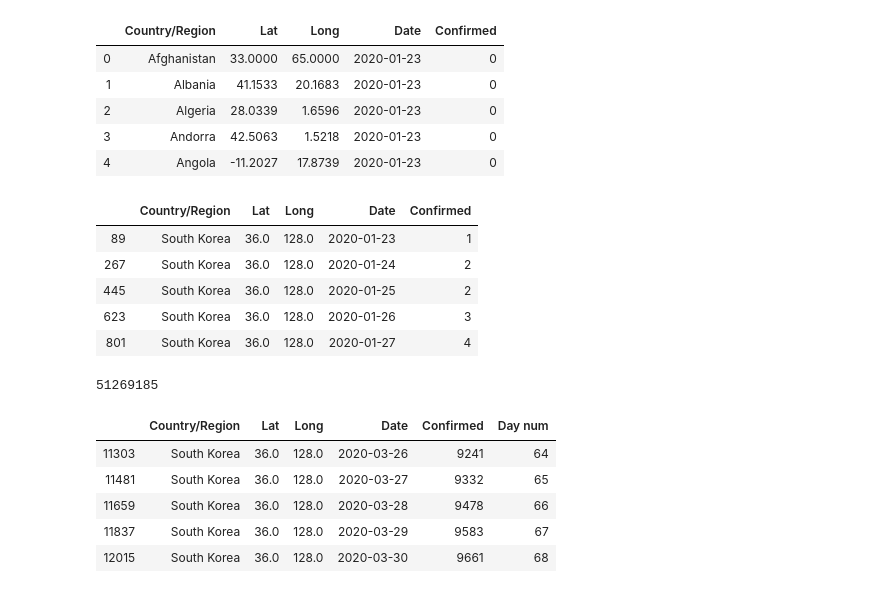
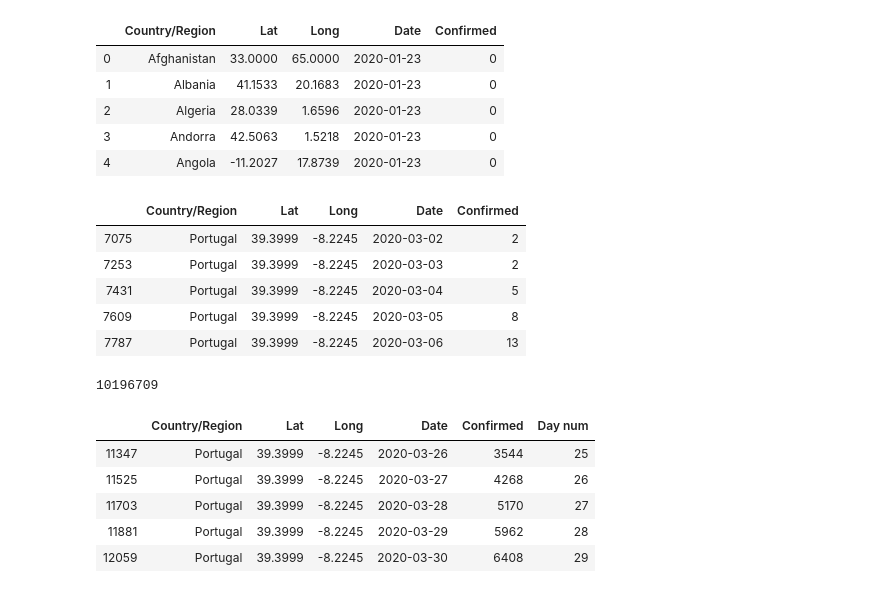
Before and after one commit to Aveek-Saha/CovidAnalysis, a Jupyter notebook: Epidemiology_modeling .ipynb, the cells around one changed output. Cells and saved outputs as stored; diff of their text form; code cells hidden in the pictures.

```diff
--- a/Epidemiology_modeling .ipynb
+++ b/Epidemiology_modeling .ipynb
@@ -575,30 +582,32 @@ country ='South Korea'
+# %%
+country ='Portugal'
 # %%
 temp = df_c[df_c['Country/Region'] == country]
-temp = temp[temp['Confirmed'] > 0]
+temp = temp[temp['Confirmed'] > 0].fillna(0)
 # temp = temp[temp['Confirmed'] > 0].diff().fillna(0)
 temp.head()
 # %% [output]
 |  | Country/Region | Lat | Long | Date | Confirmed |
-| 89 | South Korea | 36.0 | 128.0 | 2020-01-23 | 1 |
-| 267 | South Korea | 36.0 | 128.0 | 2020-01-24 | 2 |
-| 445 | South Korea | 36.0 | 128.0 | 2020-01-25 | 2 |
-| 623 | South Korea | 36.0 | 128.0 | 2020-01-26 | 3 |
-| 801 | South Korea | 36.0 | 128.0 | 2020-01-27 | 4 |
+| 7075 | Portugal | 39.3999 | -8.2245 | 2020-03-02 | 2 |
+| 7253 | Portugal | 39.3999 | -8.2245 | 2020-03-03 | 2 |
+| 7431 | Portugal | 39.3999 | -8.2245 | 2020-03-04 | 5 |
+| 7609 | Portugal | 39.3999 | -8.2245 | 2020-03-05 | 8 |
+| 7787 | Portugal | 39.3999 | -8.2245 | 2020-03-06 | 13 |
 # %%
 N = int(pop[pop['Country/Region'] == country]['Population'])
 N
 # %% [output]
-51269185
+10196709
 # %%
 temp['Day num'] = np.arange(1, len(temp)+1)
 temp.tail()
 # %% [output]
 |  | Country/Region | Lat | Long | Date | Confirmed | Day num |
-| 11303 | South Korea | 36.0 | 128.0 | 2020-03-26 | 9241 | 64 |
-| 11481 | South Korea | 36.0 | 128.0 | 2020-03-27 | 9332 | 65 |
-| 11659 | South Korea | 36.0 | 128.0 | 2020-03-28 | 9478 | 66 |
-| 11837 | South Korea | 36.0 | 128.0 | 2020-03-29 | 9583 | 67 |
-| 12015 | South Korea | 36.0 | 128.0 | 2020-03-30 | 9661 | 68 |
+| 11347 | Portugal | 39.3999 | -8.2245 | 2020-03-26 | 3544 | 25 |
+| 11525 | Portugal | 39.3999 | -8.2245 | 2020-03-27 | 4268 | 26 |
+| 11703 | Portugal | 39.3999 | -8.2245 | 2020-03-28 | 5170 | 27 |
+| 11881 | Portugal | 39.3999 | -8.2245 | 2020-03-29 | 5962 | 28 |
+| 12059 | Portugal | 39.3999 | -8.2245 | 2020-03-30 | 6408 | 29 |
 # %%
 Y = temp['Confirmed'].values
 X = temp['Day num'].values
```
Also changed, not shown: parts of 12 cells of this notebook.
